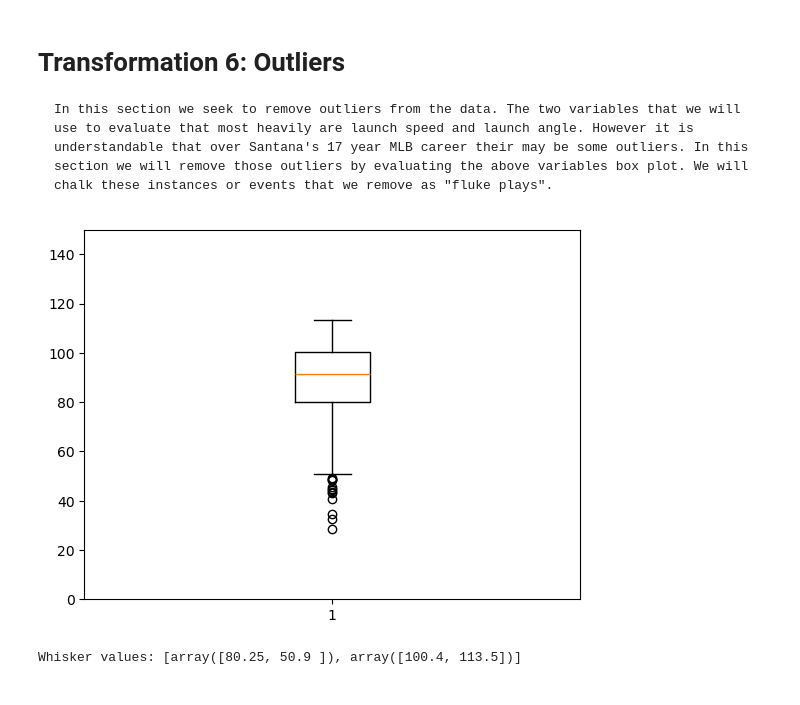
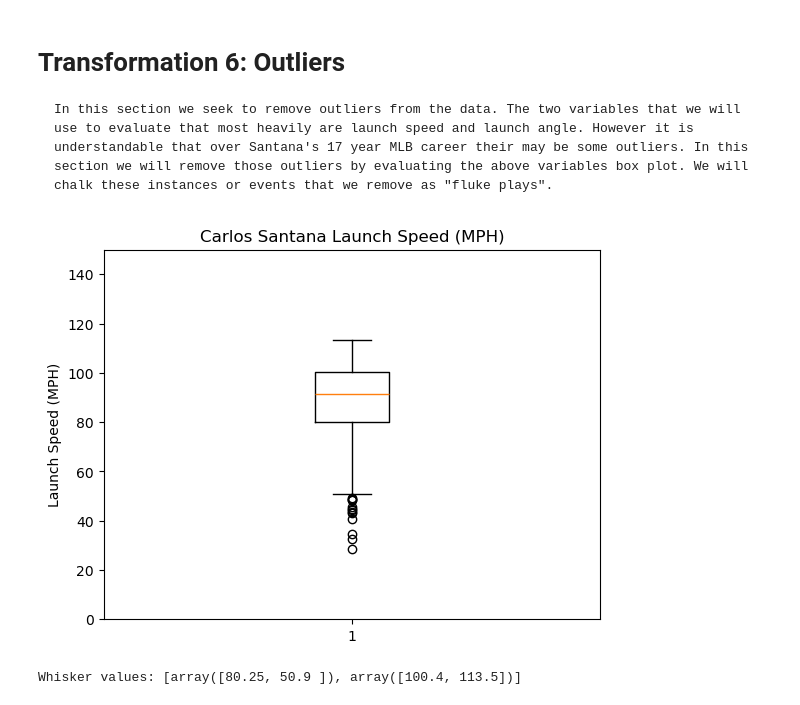
Before and after one commit to Matt-Heinen/DSC-540, a Jupyter notebook: Term Project/Heinen_DSC540_Milestone_2.ipynb, the cells around one changed output. Drawn from its saved outputs; the diff is of its cells as text; code cells hidden in the pictures.

```diff
--- a/Term Project/Heinen_DSC540_Milestone_2.ipynb
+++ b/Term Project/Heinen_DSC540_Milestone_2.ipynb
@@ -359,16 +359,30 @@ The rest of the columns have enough rows that we can work with them moving forwa
 # Import packages
 import matplotlib.pyplot as plt
 # %%
+# Create a boxplot of launch_speed to evaluate for outliers
+# Build boxplot
+boxplot=plt.boxplot(carlos.launch_speed.dropna())
 
+# Adjust the y-axis limits to show stats.
+plt.ylim(0, 150)
 
-boxplot=plt.boxplot(carlos.launch_speed.dropna())
-plt.ylim(0, 150)  # Adjust the y-axis limits
+# title
+plt.title('Carlos Santana Launch Speed (MPH)')
+
+# Axis title
+plt.ylabel('Launch Speed (MPH)')
+
+#Show
 plt.show()
 
 
-# View the values of the whiskers
+# Show the values of the whiskers
+# This will allow us to determine how to filter our dataset and eliminate outliers.
+# Get whisker vaules
 whisker_values = [whiskers.get_ydata() for whiskers in boxplot['whiskers']]
+
+# Print Whisker values.
 print("Whisker values:", whisker_values)
 # %% [output]
-[figure, old version]
+[figure, new version]
 Whisker values: [array([80.25, 50.9 ]), array([100.4, 113.5])]
```
Also changed, not shown: parts of 12 cells of this notebook.
